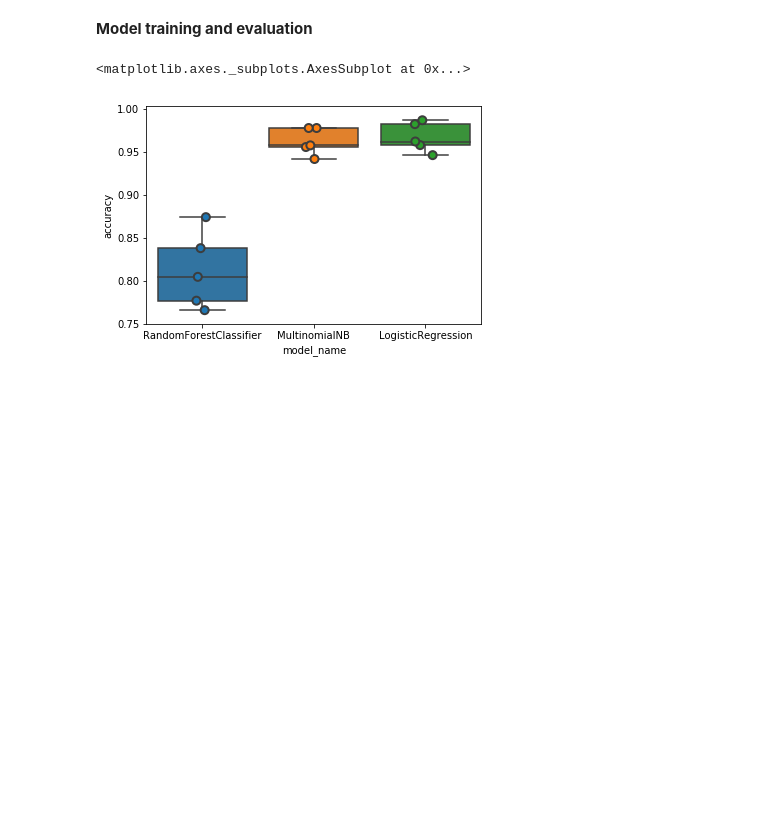
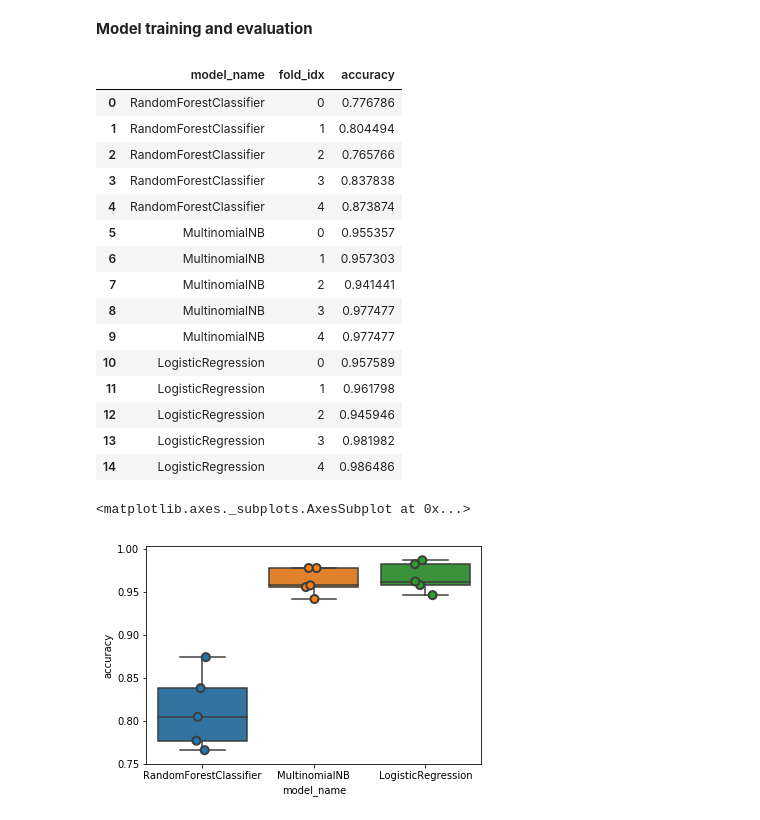
Before and after one commit to Subhraj07/Machine_Learning_Models, a Jupyter notebook: MLpractice/CEREBRINOCS/classification_article.ipynb, the cells around one changed output. Saved outputs shown, nothing was run; the diff lists cells and outputs as text; code cells hidden in the pictures; blank space fills up the shorter version.

```diff
--- a/MLpractice/CEREBRINOCS/classification_article.ipynb
+++ b/MLpractice/CEREBRINOCS/classification_article.ipynb
@@ -174,6 +174,25 @@ for model in models:
   for fold_idx, accuracy in enumerate(accuracies):
     entries.append((model_name, fold_idx, accuracy))
 cv_df = pd.DataFrame(entries, columns=['model_name', 'fold_idx', 'accuracy'])
+# %%
+cv_df
+# %% [output]
+|  | model_name | fold_idx | accuracy |
+| 0 | RandomForestClassifier | 0 | 0.776786 |
+| 1 | RandomForestClassifier | 1 | 0.804494 |
+| 2 | RandomForestClassifier | 2 | 0.765766 |
+| 3 | RandomForestClassifier | 3 | 0.837838 |
+| 4 | RandomForestClassifier | 4 | 0.873874 |
+| 5 | MultinomialNB | 0 | 0.955357 |
+| 6 | MultinomialNB | 1 | 0.957303 |
+| 7 | MultinomialNB | 2 | 0.941441 |
+| 8 | MultinomialNB | 3 | 0.977477 |
+| 9 | MultinomialNB | 4 | 0.977477 |
+| 10 | LogisticRegression | 0 | 0.957589 |
+| 11 | LogisticRegression | 1 | 0.961798 |
+| 12 | LogisticRegression | 2 | 0.945946 |
+| 13 | LogisticRegression | 3 | 0.981982 |
+| 14 | LogisticRegression | 4 | 0.986486 |
 # %%
 import seaborn as sns
 sns.boxplot(x='model_name', y='accuracy', data=cv_df)
```
